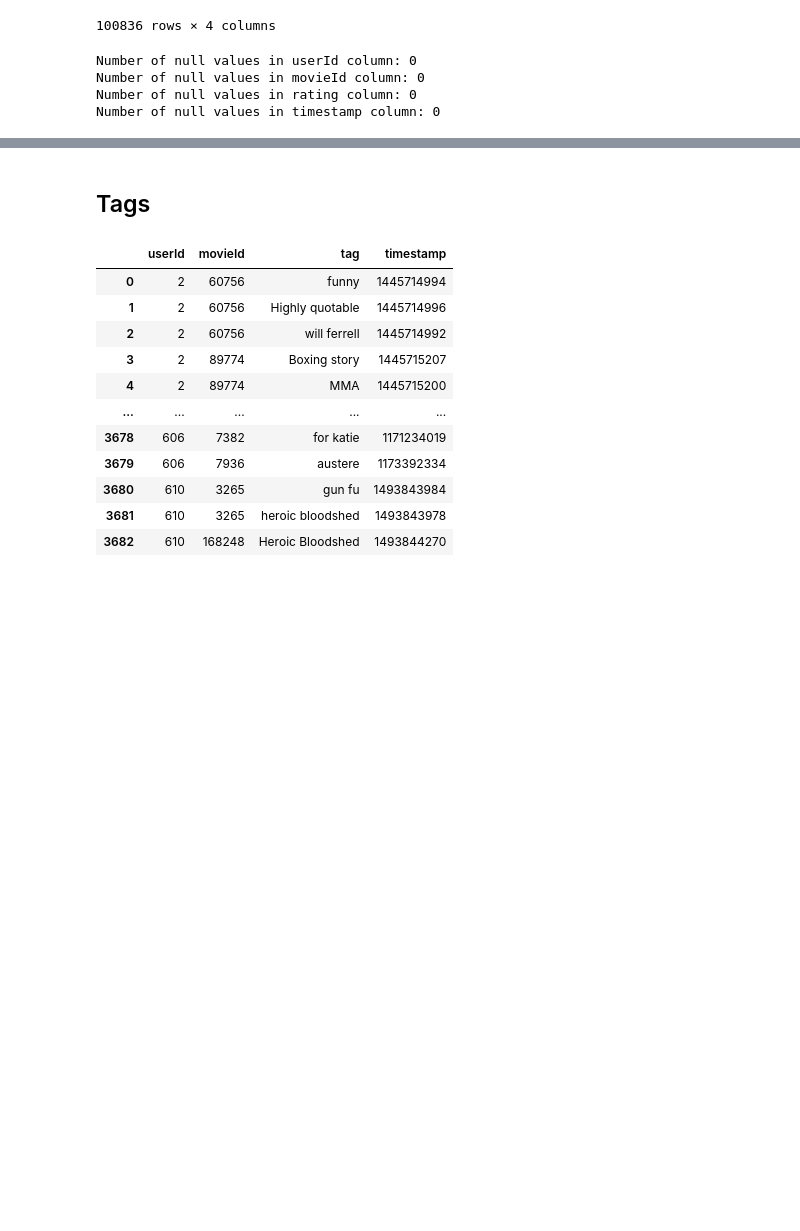
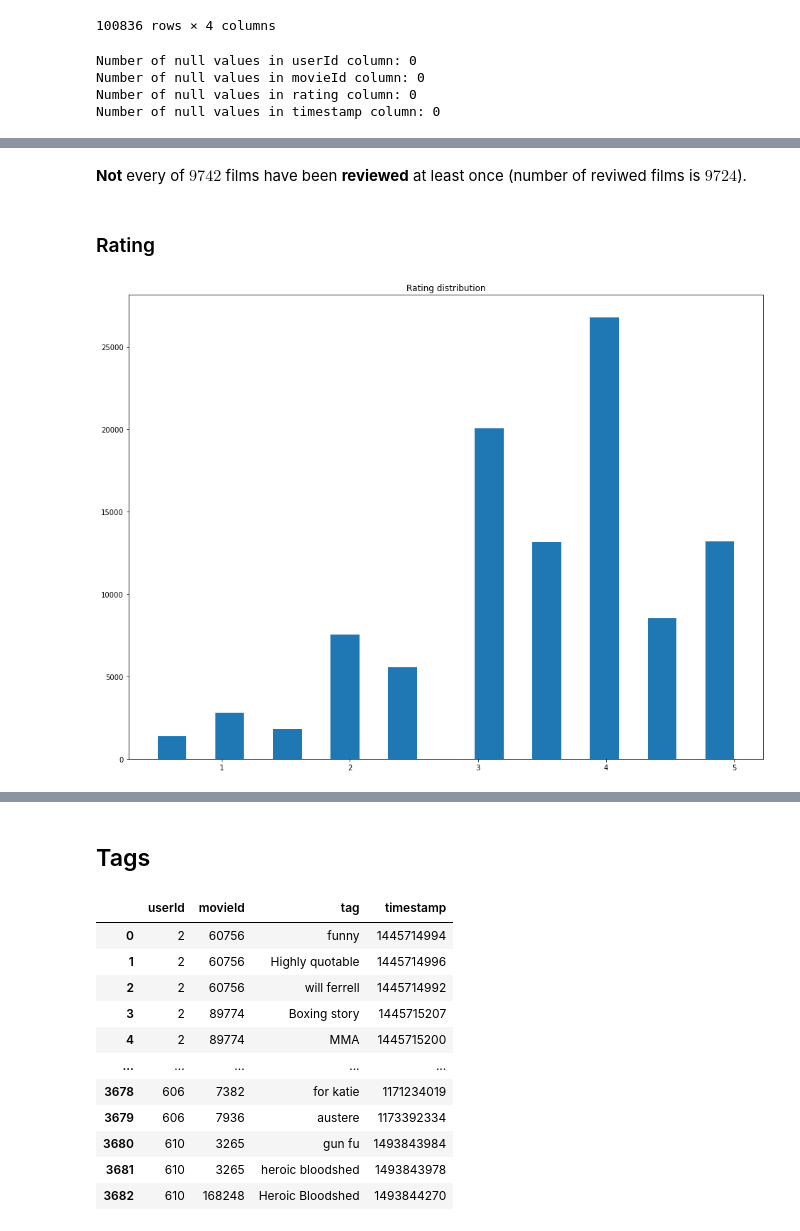
Before and after one commit to SmirnovAlexander/MoviesRecommendation, a Jupyter notebook: EDA.ipynb, the cells around one changed output, grey strips where cells are left out. Drawn from its saved outputs; the diff is of its cells as text; code cells hidden in the pictures; blank space fills up the shorter version.

```diff
--- a/EDA.ipynb
+++ b/EDA.ipynb
@@ -302,0 +361,11 @@ plt.show()
+# %% [markdown]
+**Not** every of $9742$ films have been **reviewed** at least once (number of reviwed films is $9724$).
+# %% [markdown]
+### Rating
+# %%
+plt.figure(figsize=(16,12))
+plt.hist(ratings["rating"], bins=20)
+plt.title("Rating distribution")
+plt.show()
+# %% [output]
+[figure, added]
```
Also changed, not shown: parts of 17 cells of this notebook.
